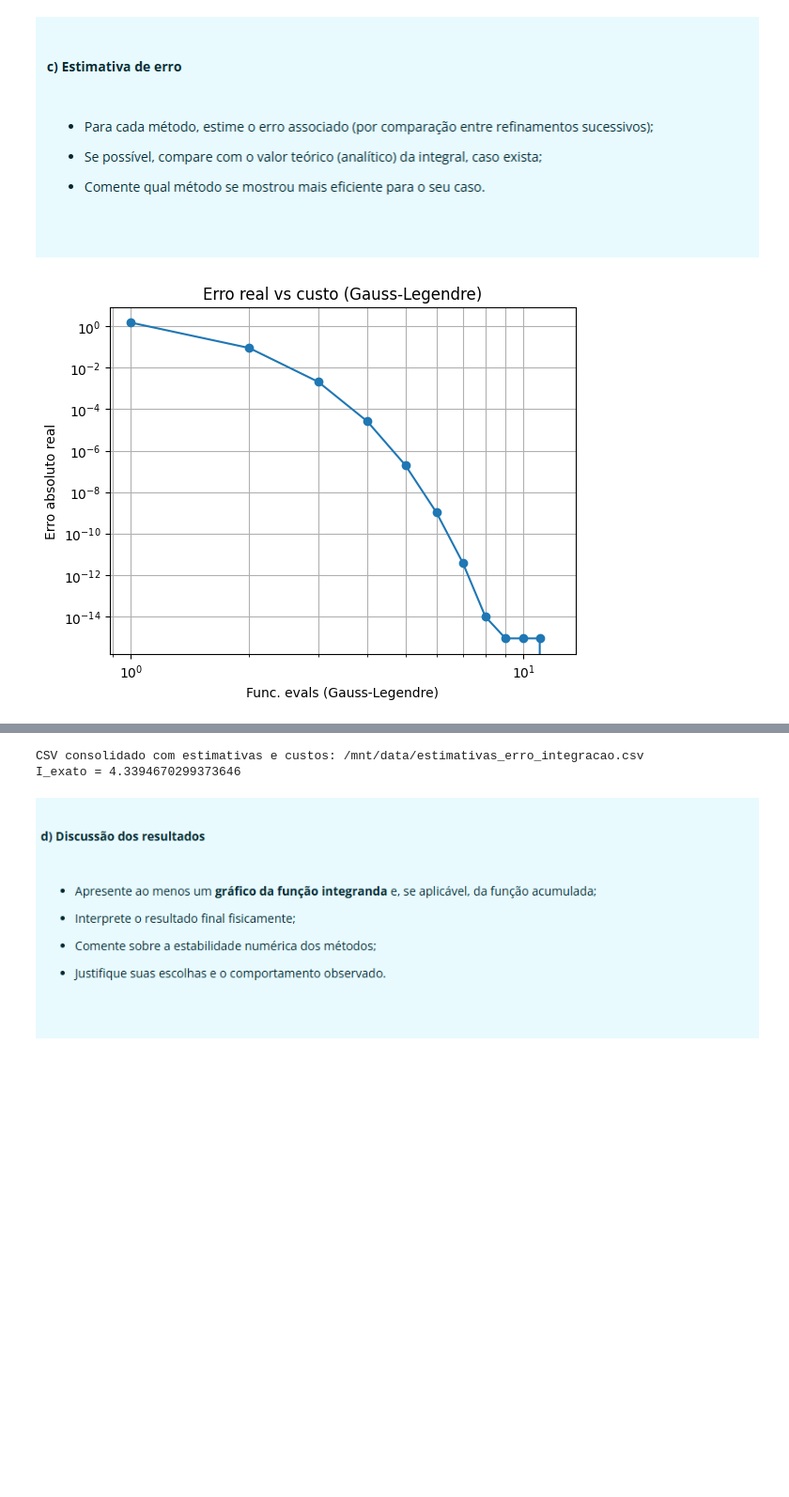
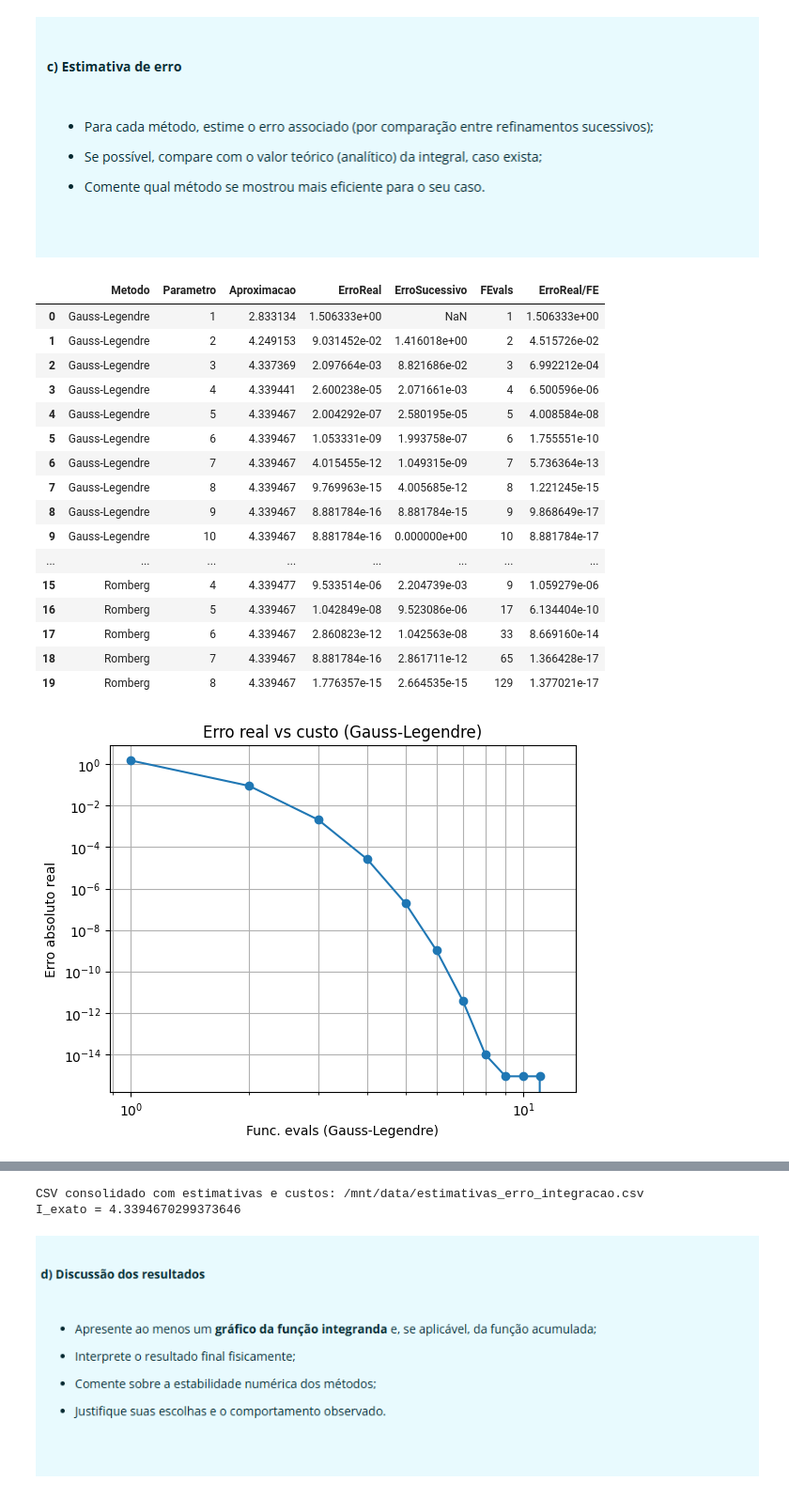
Before and after one commit to Analima123/AV7, a Jupyter notebook: AV7.ipynb, the cells around one changed output, grey strips where cells are left out. Shown at 94% size. Saved outputs shown, nothing was run; the diff lists cells and outputs as text; code cells hidden in the pictures; blank space fills up the shorter version.

```diff
--- a/AV7.ipynb
+++ b/AV7.ipynb
@@ -892,7 +889,10 @@ for k in range(1, 9):  # amplia até ordem 8
     I_k, R = romberg(f, a, b, k)
     err_true = abs(I_k - I_exact)
     err_succ = abs(I_k - prev_I) if prev_I is not None else None
-    fevals = 2**(k-1) + 1  # 2 endpoints + somatório dos novos pontos = 2^{k-1}+1
+    # Contagem de avaliações de f: pontos novos + reutilização.
+    # Aqui contabilizamos 2^{k-1}+1 pontos distintos (endpoints + novos midpoints);
+    # essa é uma aproximação comum para custo acumulado.
+    fevals = 2**(k-1) + 1
     romberg_rows.append(
         {
             "Metodo": "Romberg",
@@ -912,45 +912,65 @@ df_err = pd.DataFrame(gauss_rows + romberg_rows)
 csv_path = "/mnt/data/estimativas_erro_integracao.csv"
 df_err.to_csv(csv_path, index=False)
 
+# display_dataframe_to_user("Estimativas de erro e custo", df_err)
+# Exibe o DataFrame diretamente no notebook
+display(df_err)
+
 # --------- Gráficos de eficiência: ErroReal vs FE ---------
 # (1) Curva para Gauss
-g = df_err[df_err["Metodo"]=="Gauss-Legendre"]
 plt.figure()
-plt.loglog(g["FEvals"], g["ErroReal"], marker="o")
+plt.loglog(df_err[df_err["Metodo"]=="Gauss-Legendre"]["FEvals"],
+           df_err[df_err["Metodo"]=="Gauss-Legendre"]["ErroReal"], marker="o")
 plt.xlabel("Func. evals (Gauss-Legendre)")
 plt.ylabel("Erro absoluto real")
 plt.title("Erro real vs custo (Gauss-Legendre)")
 plt.grid(True, which="both")
 plt.show()
 
 # (2) Curva para Romberg
-r = df_err[df_err["Metodo"]=="Romberg"]
 plt.figure()
-plt.loglog(r["FEvals"], r["ErroReal"], marker="s")
+plt.loglog(df_err[df_err["Metodo"]=="Romberg"]["FEvals"],
+           df_err[df_err["Metodo"]=="Romberg"]["ErroReal"], marker="s")
 plt.xlabel("Func. evals (Romberg)")
 plt.ylabel("Erro absoluto real")
 plt.title("Erro real vs custo (Romberg)")
 plt.grid(True, which="both")
 plt.show()
 
 # --------- Gráfico comparativo: melhor erro por custo ---------
-# Para cada FE possível em cada método, coletar menor erro observado
-best_g = g.groupby("FEvals", as_index=False)["ErroReal"].min()
-best_r = r.groupby("FEvals", as_index=False)["ErroReal"].min()
+best_g = df_err[df_err["Metodo"]=="Gauss-Legendre"].groupby("FEvals", as_index=False)["ErroReal"].min()
+best_r = df_err[df_err["Metodo"]=="Romberg"].groupby("FEvals", as_index=False)["ErroReal"].min()
 
 plt.figure()
 plt.loglog(best_g["FEvals"], best_g["ErroReal"], marker="o", label="Gauss-Legendre")
 plt.loglog(best_r["FEvals"], best_r["ErroReal"], marker="s", label="Romberg")
 plt.xlabel("Func. evals")
 plt.ylabel("Erro absoluto real")
 plt.title("Eficiência: erro vs custo (menor erro por FE)")
 plt.grid(True, which="both")
 plt.legend()
 plt.show()
 
 print("CSV consolidado com estimativas e custos:", csv_path)
 print("I_exato =", I_exact)
 # %% [output]
+|  | Metodo | Parametro | Aproximacao | ErroReal | ErroSucessivo | FEvals | ErroReal/FE |
+| 0 | Gauss-Legendre | 1 | 2.833134 | 1.506333e+00 | NaN | 1 | 1.506333e+00 |
+| 1 | Gauss-Legendre | 2 | 4.249153 | 9.031452e-02 | 1.416018e+00 | 2 | 4.515726e-02 |
+| 2 | Gauss-Legendre | 3 | 4.337369 | 2.097664e-03 | 8.821686e-02 | 3 | 6.992212e-04 |
+| 3 | Gauss-Legendre | 4 | 4.339441 | 2.600238e-05 | 2.071661e-03 | 4 | 6.500596e-06 |
+| 4 | Gauss-Legendre | 5 | 4.339467 | 2.004292e-07 | 2.580195e-05 | 5 | 4.008584e-08 |
+| 5 | Gauss-Legendre | 6 | 4.339467 | 1.053331e-09 | 1.993758e-07 | 6 | 1.755551e-10 |
+| 6 | Gauss-Legendre | 7 | 4.339467 | 4.015455e-12 | 1.049315e-09 | 7 | 5.736364e-13 |
+| 7 | Gauss-Legendre | 8 | 4.339467 | 9.769963e-15 | 4.005685e-12 | 8 | 1.221245e-15 |
+| 8 | Gauss-Legendre | 9 | 4.339467 | 8.881784e-16 | 8.881784e-15 | 9 | 9.868649e-17 |
+| 9 | Gauss-Legendre | 10 | 4.339467 | 8.881784e-16 | 0.000000e+00 | 10 | 8.881784e-17 |
+| ... | ... | ... | ... | ... | ... | ... | ... |
+| 15 | Romberg | 4 | 4.339477 | 9.533514e-06 | 2.204739e-03 | 9 | 1.059279e-06 |
+| 16 | Romberg | 5 | 4.339467 | 1.042849e-08 | 9.523086e-06 | 17 | 6.134404e-10 |
+| 17 | Romberg | 6 | 4.339467 | 2.860823e-12 | 1.042563e-08 | 33 | 8.669160e-14 |
+| 18 | Romberg | 7 | 4.339467 | 8.881784e-16 | 2.861711e-12 | 65 | 1.366428e-17 |
+| 19 | Romberg | 8 | 4.339467 | 1.776357e-15 | 2.664535e-15 | 129 | 1.377021e-17 |
 [figure]
 [figure]
 [figure]
```
Also changed, not shown: parts of 1 cell of this notebook.
